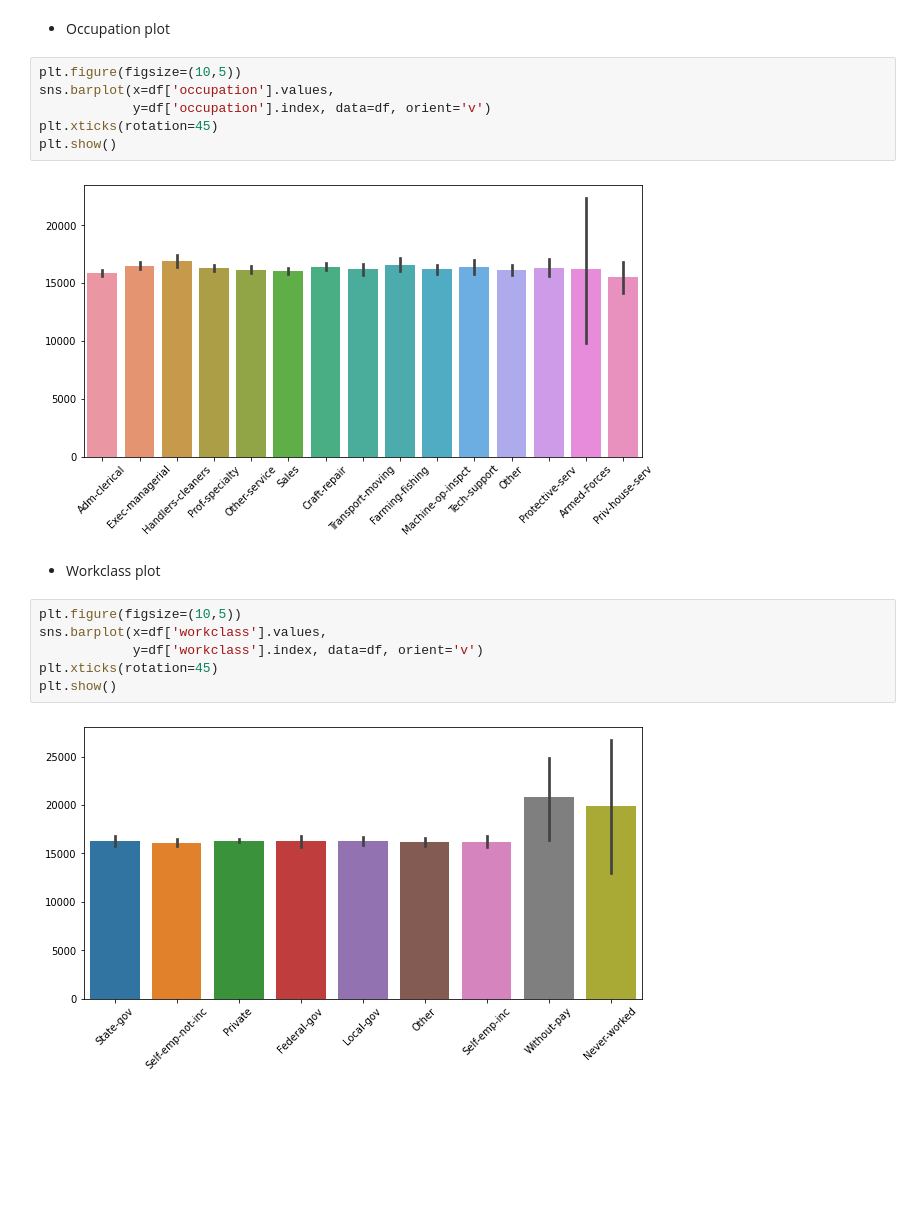
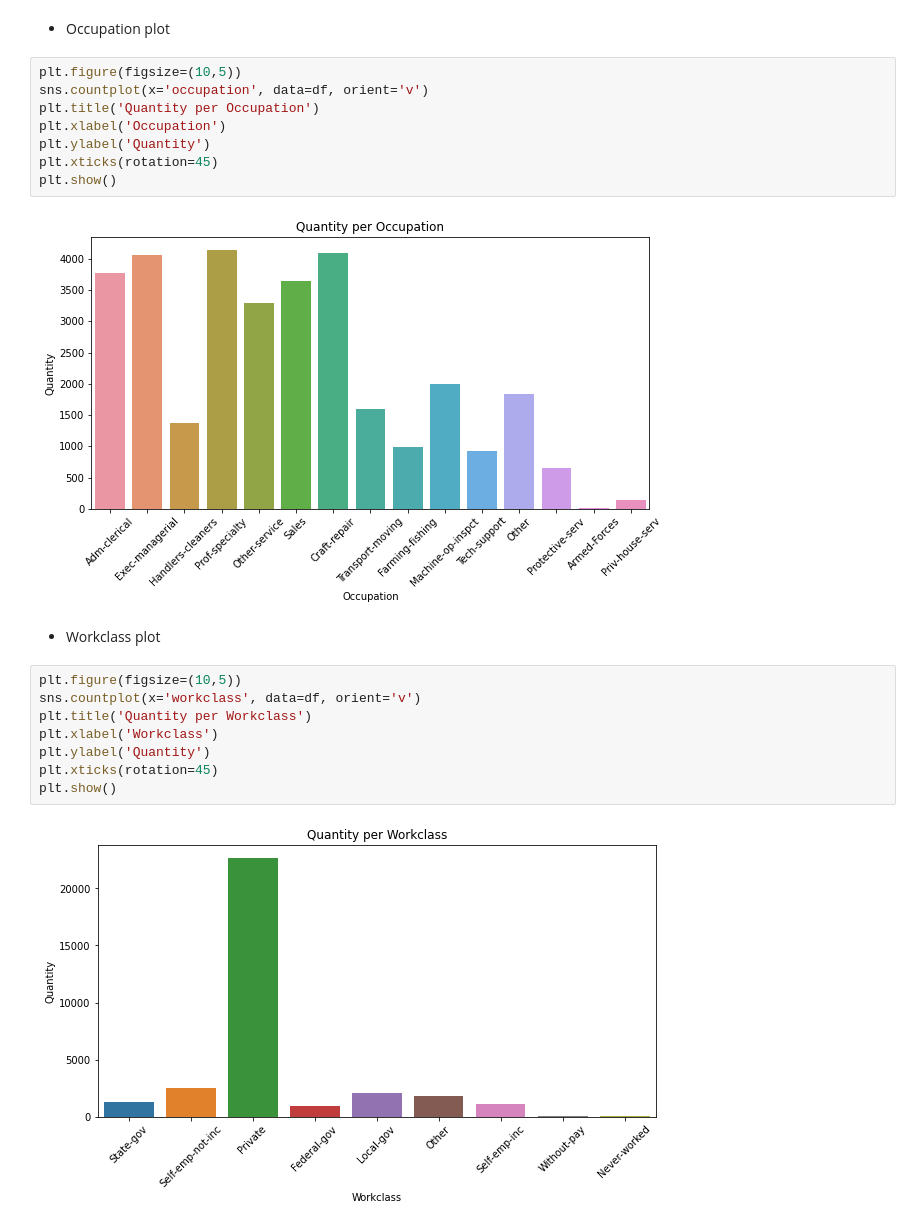
Before and after one commit to Mario-RJunior/census-analysis, a Jupyter notebook: census.ipynb, the cells around one changed output. Saved outputs shown, nothing was run; the diff lists cells and outputs as text; blank space fills up the shorter version.

Commit message:
Change barplot to countplot

```diff
--- a/census.ipynb
+++ b/census.ipynb
@@ -84,19 +84,23 @@ df['occupation'] = df['occupation'].replace('?', 'Other')
 - Occupation plot
 # %%
 plt.figure(figsize=(10,5))
-sns.barplot(x=df['occupation'].values,
-            y=df['occupation'].index, data=df, orient='v')
+sns.countplot(x='occupation', data=df, orient='v')
+plt.title('Quantity per Occupation')
+plt.xlabel('Occupation')
+plt.ylabel('Quantity')
 plt.xticks(rotation=45)
 plt.show()
 # %% [output]
-[figure, old version]
+[figure, new version]
 # %% [markdown]
 - Workclass plot
 # %%
 plt.figure(figsize=(10,5))
-sns.barplot(x=df['workclass'].values,
-            y=df['workclass'].index, data=df, orient='v')
+sns.countplot(x='workclass', data=df, orient='v')
+plt.title('Quantity per Workclass')
+plt.xlabel('Workclass')
+plt.ylabel('Quantity')
 plt.xticks(rotation=45)
 plt.show()
 # %% [output]
-[figure, old version]
+[figure, new version]
```
Also changed, not shown: parts of 1 cell of this notebook.
